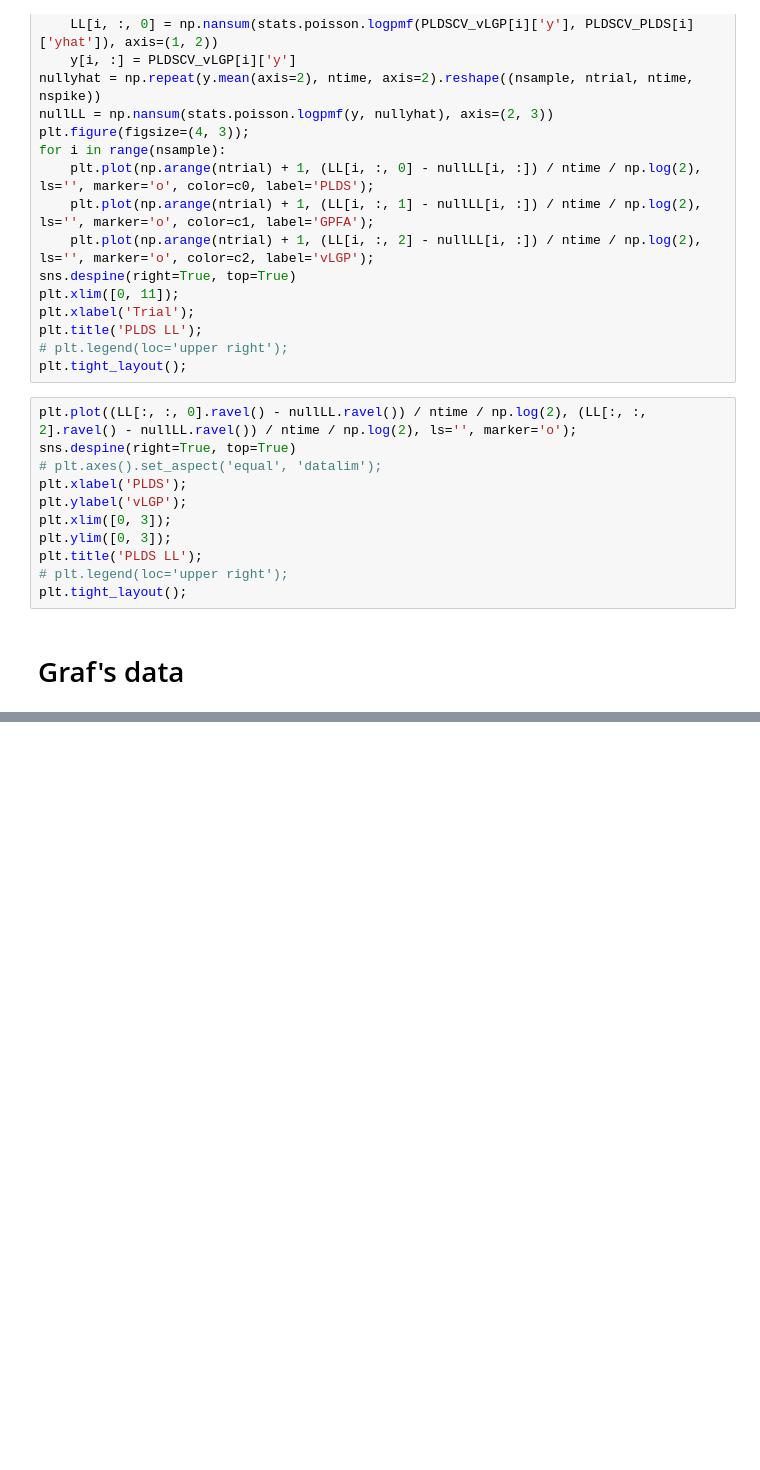
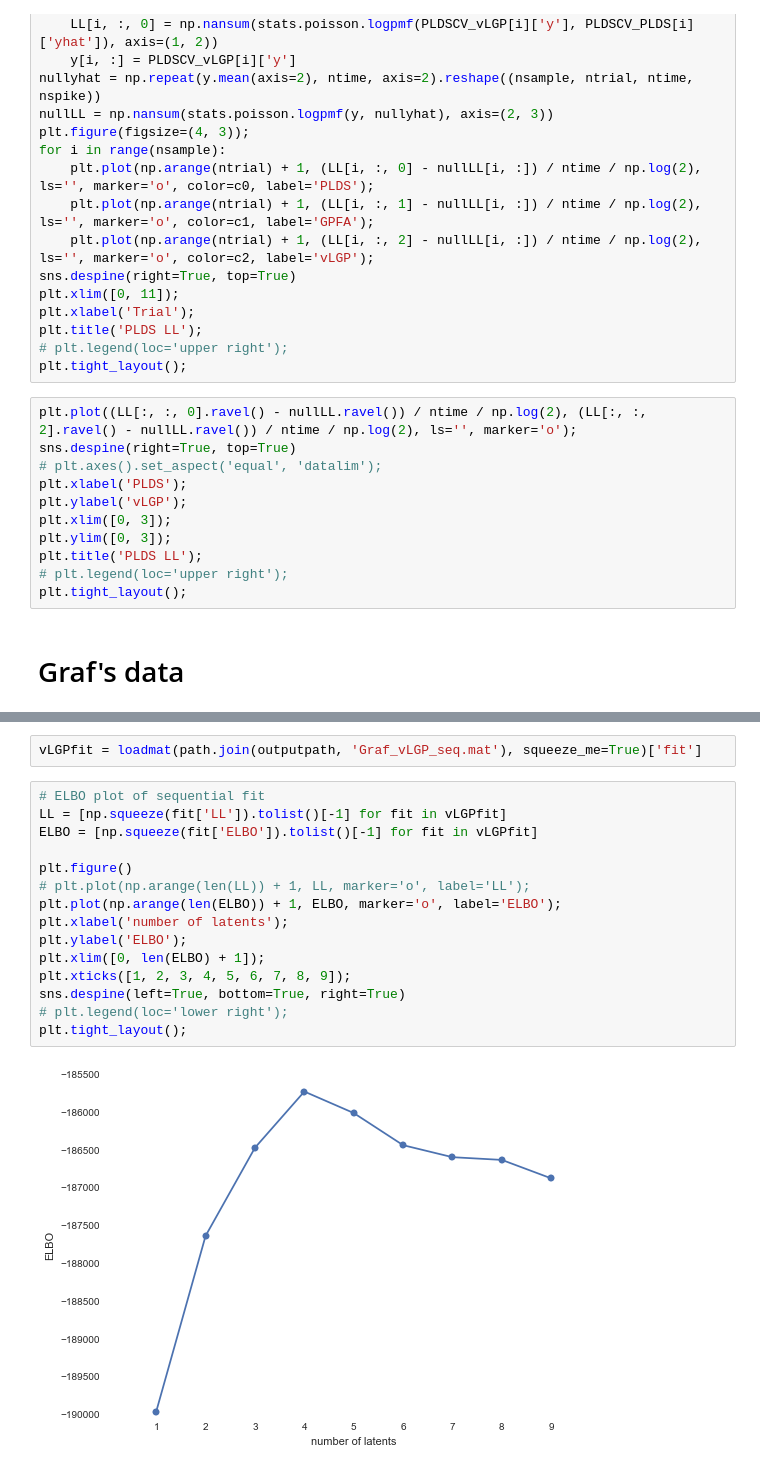
Before and after one commit to catniplab/vlgp, a Jupyter notebook: example.ipynb, the cells around one changed output, grey strips where cells are left out. Drawn from its saved outputs; the diff is of its cells as text; blank space fills up the shorter version.

Commit message:
updated example notebook Graf part
Former-commit-id: 6475e59a60fa1ec2193ed55a0020474fad9752ba

```diff
--- a/example.ipynb
+++ b/example.ipynb
@@ -321,0 +334,19 @@ graf = loadmat(path.join(samplepath, 'Graf'), squeeze_me=True)
+# %%
+vLGPfit = loadmat(path.join(outputpath, 'Graf_vLGP_seq.mat'), squeeze_me=True)['fit']
+# %%
+# ELBO plot of sequential fit
+LL = [np.squeeze(fit['LL']).tolist()[-1] for fit in vLGPfit]
+ELBO = [np.squeeze(fit['ELBO']).tolist()[-1] for fit in vLGPfit]
+
+plt.figure()
+# plt.plot(np.arange(len(LL)) + 1, LL, marker='o', label='LL');
+plt.plot(np.arange(len(ELBO)) + 1, ELBO, marker='o', label='ELBO');
+plt.xlabel('number of latents');
+plt.ylabel('ELBO');
+plt.xlim([0, len(ELBO) + 1]);
+plt.xticks([1, 2, 3, 4, 5, 6, 7, 8, 9]);
+sns.despine(left=True, bottom=True, right=True)
+# plt.legend(loc='lower right');
+plt.tight_layout();
+# %% [output]
+[figure, added]
```
Also changed, not shown: parts of 11 cells of this notebook.
